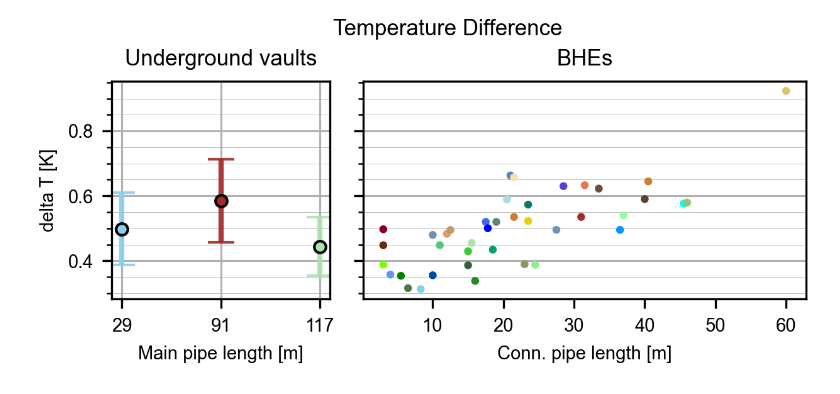
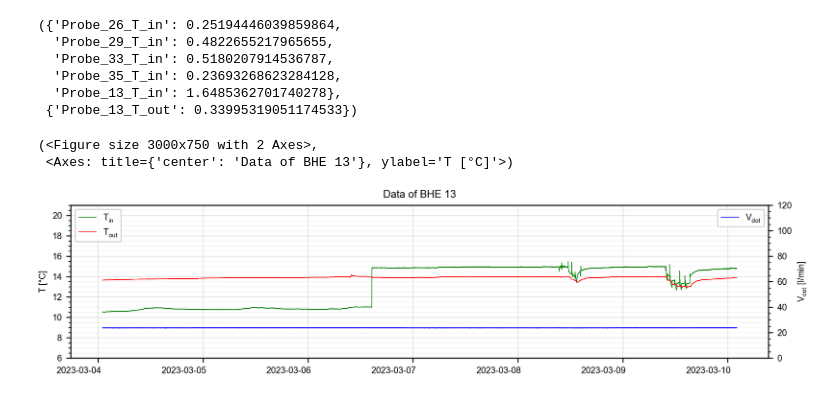
Before and after one commit to elimh/ERC_BHEfield_Data_Code, a Jupyter notebook: 5_Validation_temp.ipynb, the cells around one changed output. Cells and saved outputs as stored; diff of their text form; code cells hidden in the pictures.

```diff
--- a/5_Validation_temp.ipynb
+++ b/5_Validation_temp.ipynb
@@ -19,9 +19,17 @@ fig_width = 6.33
 # %%
 ## Load data
 start_date = '2023-03-04 01:00:00' #gut um nans zu zeigen
-end_date = '2023-03-22 02:05:00'
-data = load.load_raw_data(start_date, end_date, masked=True)
+end_date = '2023-03-10 02:05:00'
+data = load.load_data(start_date, end_date, masked=True, data_type='raw')
 # %%
 misfit_dict_in, medians_in = analyse.get_vault_outliers_median_filter(data, after='_T_in', threshold=0.12)
 misfit_dict_out, medians_out = analyse.get_vault_outliers_median_filter(data, after='_T_out', threshold=0.24)
+misfit_dict_in, misfit_dict_out
+# %% [output]
+({'Probe_26_T_in': 0.25194446039859864,
+  'Probe_29_T_in': 0.4822655217965655,
+  'Probe_33_T_in': 0.5180207914536787,
+  'Probe_35_T_in': 0.23693268623284128,
+  'Probe_13_T_in': 1.6485362701740278},
+ {'Probe_13_T_out': 0.33995319051174533})
 # %%
@@ -70,34 +40,6 @@ data_summary['dT_sd_east'] = data_summary[eastdT].std(axis=1)
-# %%
-fig, ax = plt.subplots(1,2,figsize=(fig_width*0.75, 1.5), dpi=300, sharey=True, width_ratios=(0.33, 0.67))
-fig.suptitle('Temperature Difference', y=1.1)
-
-stat = data_summary.describe()
-
-y = stat.loc['mean', ['dT_west', 'dT_south', 'dT_east']].values
-x = ['West', 'South', 'East']
-yerr = stat.loc['mean', ['dT_sd_west', 'dT_sd_south', 'dT_sd_east']].values
-
-for i in range(len(y)):
-    ax[0].errorbar(x[i], y[i], yerr=yerr[i], linestyle=None, fmt='-', color='k', ecolor=colors[i], elinewidth=2, capsize=5, alpha=.9)
-    ax[0].scatter(x[i], y[i], facecolor=colors[i], edgecolor='k', zorder=100, s=20)
-
-#ax[0].set_xticks([1,2,3])
-ax[0].set_xticklabels(['29', '91', '117'])
-
-ax[0].set_title('Underground vaults')
-ax[0].set_ylabel('delta T [K]')
-ax[0].set_xlabel('Main pipe length [m]')
-ax[0].grid(which='minor', linewidth=.2)
-ax[0].grid(which='major', linewidth=.75)
-
-ax[1].scatter(param_csv['Pipelength'], stat.filter(regex='dT_[0-9]').loc['mean'], color=list(colordict.values()), s=4, zorder=11)
-ax[1].set_title('BHEs')
-ax[1].set_xlabel('Conn. pipe length [m]')
-ax[1].grid(which='minor', linewidth=.2, axis='y')
-ax[1].grid(which='major', linewidth=.75, axis='y')
-
-fig.subplots_adjust(wspace=0.1)
-
-plt.savefig('Validate_deltaT.pdf', dpi=300, bbox_inches='tight')
-# %% [output]
-[figure, removed]
+# %%
+plot.plot_one_BHE(data, '13')
+# %% [output]
+(<Figure size 3000x750 with 2 Axes>,
+ <Axes: title={'center': 'Data of BHE 13'}, ylabel='T [°C]'>)
+[figure, added]
```
Also changed, not shown: parts of 12 cells of this notebook, 4 other files.
